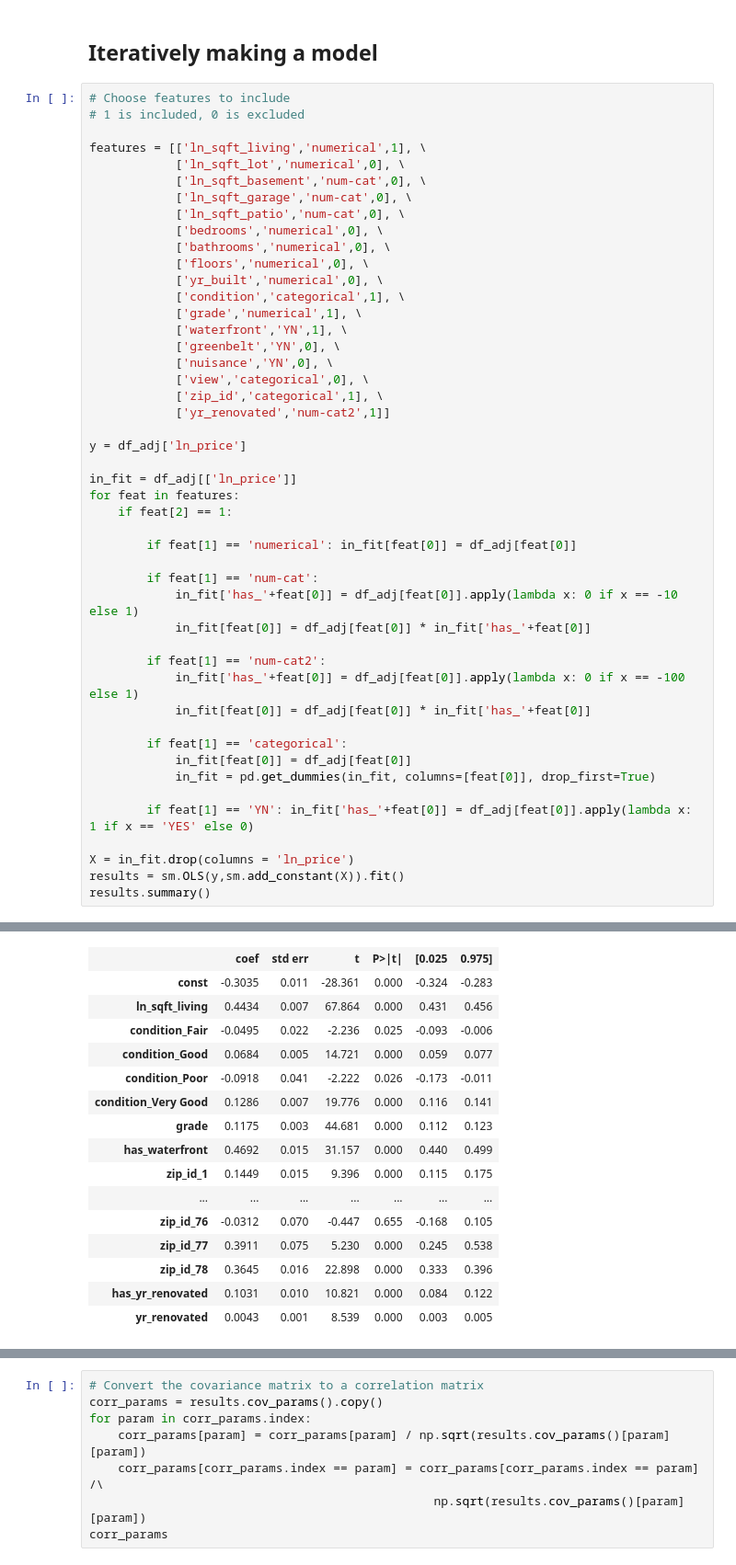
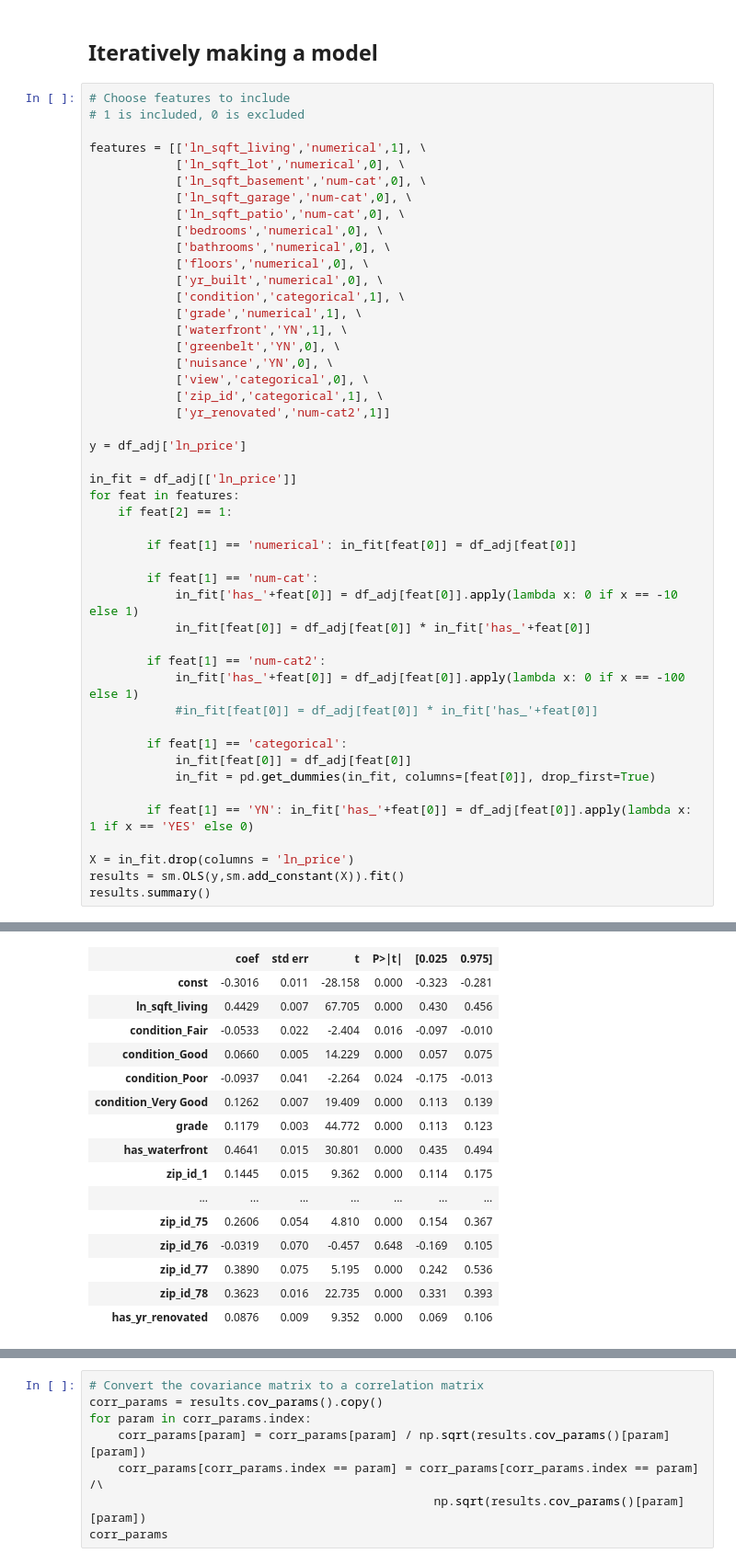
Before and after one commit to daviderics/KC-House-Sales-Phase-2-Project, a Jupyter notebook: student.ipynb, the cells around one changed output, grey strips where cells are left out. Shown at 92% size. Saved outputs shown, nothing was run; the diff lists cells and outputs as text.

```diff
--- a/student.ipynb
+++ b/student.ipynb
@@ -661,7 +661,7 @@ for feat in features:
 
         if feat[1] == 'num-cat2':
             in_fit['has_'+feat[0]] = df_adj[feat[0]].apply(lambda x: 0 if x == -100 else 1)
-            in_fit[feat[0]] = df_adj[feat[0]] * in_fit['has_'+feat[0]]
+            #in_fit[feat[0]] = df_adj[feat[0]] * in_fit['has_'+feat[0]]
 
         if feat[1] == 'categorical':
             in_fit[feat[0]] = df_adj[feat[0]]
@@ -695,17 +695,17 @@ OLS Regression Results
 | Covariance Type: | nonrobust |  |  |
 |  | coef | std err | t | P>|t| | [0.025 | 0.975] |
-| const | -0.3035 | 0.011 | -28.361 | 0.000 | -0.324 | -0.283 |
-| ln_sqft_living | 0.4434 | 0.007 | 67.864 | 0.000 | 0.431 | 0.456 |
-| condition_Fair | -0.0495 | 0.022 | -2.236 | 0.025 | -0.093 | -0.006 |
-| condition_Good | 0.0684 | 0.005 | 14.721 | 0.000 | 0.059 | 0.077 |
-| condition_Poor | -0.0918 | 0.041 | -2.222 | 0.026 | -0.173 | -0.011 |
-| condition_Very Good | 0.1286 | 0.007 | 19.776 | 0.000 | 0.116 | 0.141 |
-| grade | 0.1175 | 0.003 | 44.681 | 0.000 | 0.112 | 0.123 |
-| has_waterfront | 0.4692 | 0.015 | 31.157 | 0.000 | 0.440 | 0.499 |
-| zip_id_1 | 0.1449 | 0.015 | 9.396 | 0.000 | 0.115 | 0.175 |
+| const | -0.3016 | 0.011 | -28.158 | 0.000 | -0.323 | -0.281 |
+| ln_sqft_living | 0.4429 | 0.007 | 67.705 | 0.000 | 0.430 | 0.456 |
+| condition_Fair | -0.0533 | 0.022 | -2.404 | 0.016 | -0.097 | -0.010 |
+| condition_Good | 0.0660 | 0.005 | 14.229 | 0.000 | 0.057 | 0.075 |
+| condition_Poor | -0.0937 | 0.041 | -2.264 | 0.024 | -0.175 | -0.013 |
+| condition_Very Good | 0.1262 | 0.007 | 19.409 | 0.000 | 0.113 | 0.139 |
+| grade | 0.1179 | 0.003 | 44.772 | 0.000 | 0.113 | 0.123 |
+| has_waterfront | 0.4641 | 0.015 | 30.801 | 0.000 | 0.435 | 0.494 |
+| zip_id_1 | 0.1445 | 0.015 | 9.362 | 0.000 | 0.114 | 0.175 |
 | ... | ... | ... | ... | ... | ... | ... |
-| zip_id_76 | -0.0312 | 0.070 | -0.447 | 0.655 | -0.168 | 0.105 |
-| zip_id_77 | 0.3911 | 0.075 | 5.230 | 0.000 | 0.245 | 0.538 |
-| zip_id_78 | 0.3645 | 0.016 | 22.898 | 0.000 | 0.333 | 0.396 |
-| has_yr_renovated | 0.1031 | 0.010 | 10.821 | 0.000 | 0.084 | 0.122 |
-| yr_renovated | 0.0043 | 0.001 | 8.539 | 0.000 | 0.003 | 0.005 |
+| zip_id_75 | 0.2606 | 0.054 | 4.810 | 0.000 | 0.154 | 0.367 |
+| zip_id_76 | -0.0319 | 0.070 | -0.457 | 0.648 | -0.169 | 0.105 |
+| zip_id_77 | 0.3890 | 0.075 | 5.195 | 0.000 | 0.242 | 0.536 |
+| zip_id_78 | 0.3623 | 0.016 | 22.735 | 0.000 | 0.331 | 0.393 |
+| has_yr_renovated | 0.0876 | 0.009 | 9.352 | 0.000 | 0.069 | 0.106 |
```
Also changed, not shown: parts of 8 cells of this notebook.
